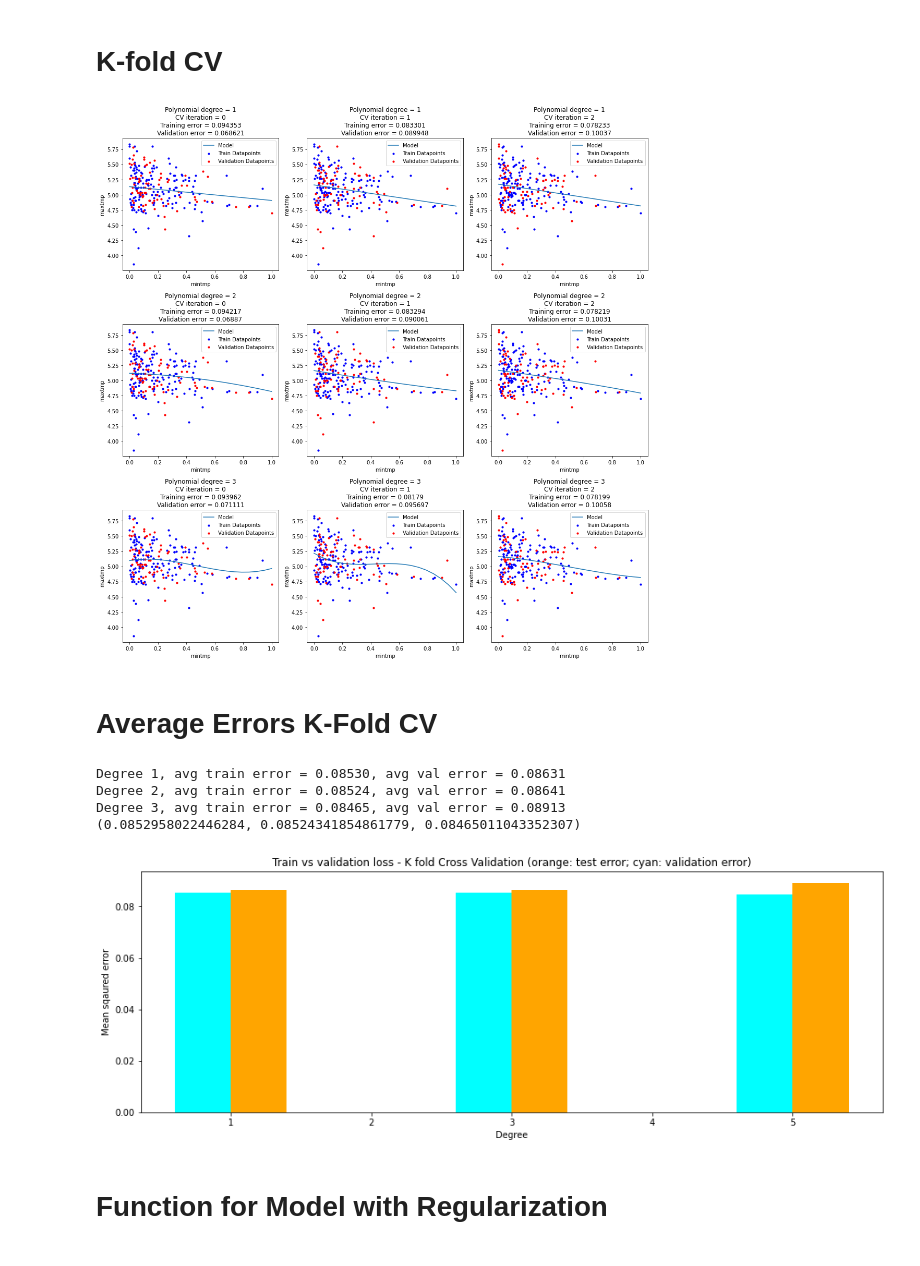
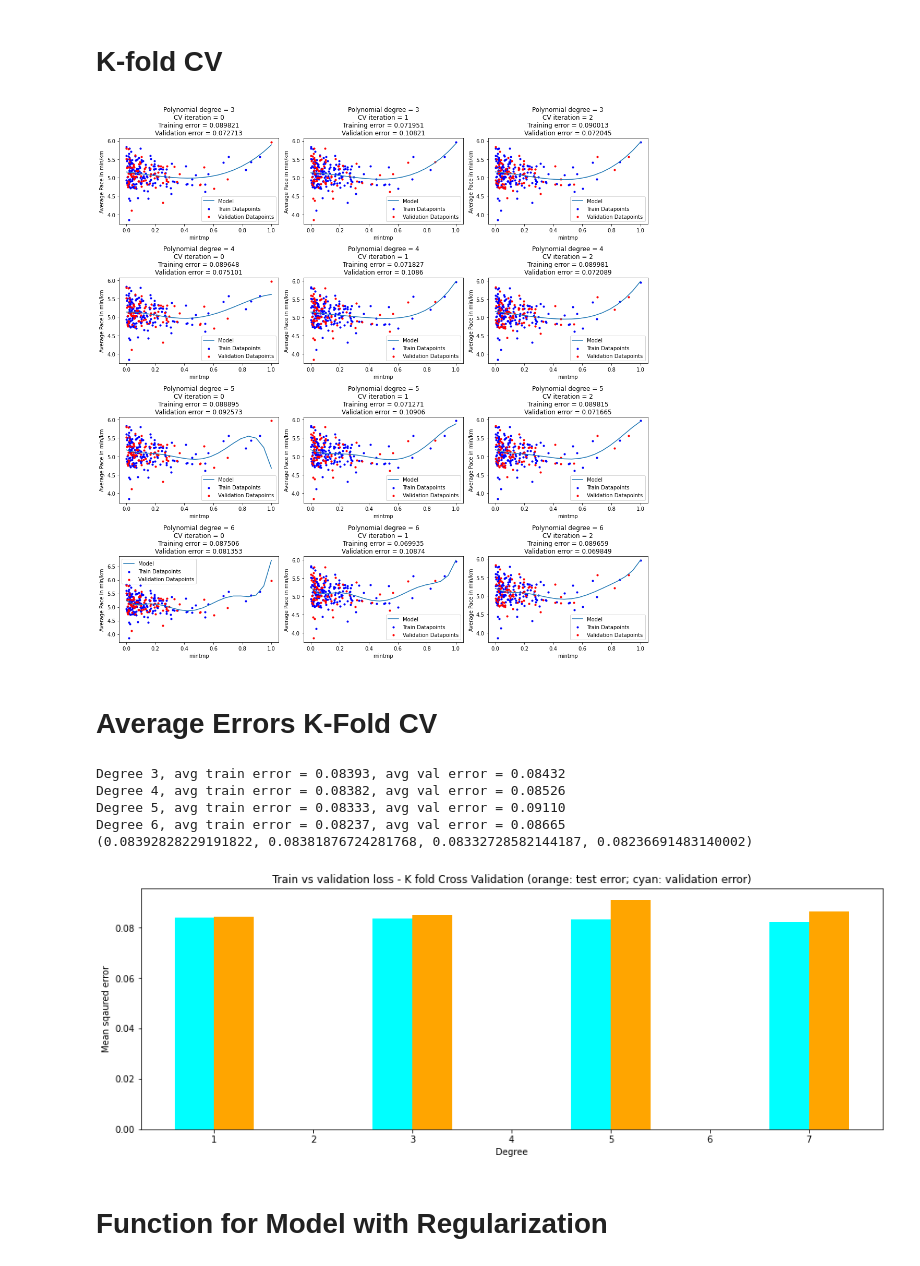
Before and after one commit to JuliusZ12/CS3240MachineLearning_project, a Jupyter notebook: main.ipynb, the cells around one changed output. Saved outputs shown, nothing was run; the diff lists cells and outputs as text; code cells hidden in the pictures.

```diff
--- a/main.ipynb
+++ b/main.ipynb
@@ -58,7 +58,7 @@ for filename in file_names:
     # Data cleaning
     new_activity.drop(new_activity.loc[new_activity['Avg Pace'] >= 6].index, inplace=True)
     new_activity.drop(new_activity.loc[new_activity['Cumulative Avg Pace'] >= 6.5].index, inplace=True)
-    new_activity.drop(new_activity.loc[new_activity['Cumulative Ascent'] >= 80].index, inplace=True)
+    new_activity.drop(new_activity.loc[new_activity['Cumulative Ascent'] >= 200].index, inplace=True)
     new_activity.drop(new_activity.loc[new_activity['Previous Avg Pace'] == 0.1].index, inplace=True)
     RAWDATA =  pd.concat([RAWDATA, new_activity],ignore_index=True); # appending read csv to RAWDATA data frame
 
@@ -139,7 +154,7 @@ plt.show()
 # Splitting Dataset into test, train and validate set
 # %%
 X_train, X_rem, y_train, y_rem = train_test_split(X, y, test_size=0.2, random_state=42)
-X_val, X_test, y_val, y_test = train_test_split(X_rem, y_rem, test_size=0.2, random_state=42)
+X_val, X_test, y_val, y_test = train_test_split(X_rem, y_rem, test_size=0.44, random_state=42)
 # %% [markdown]
 # Polynomial Model without regression
 # %%
@@ -217,7 +232,7 @@ plt.show()
 # %% [markdown]
 # K-fold CV
 # %%
-degrees = [1, 2, 3]
+degrees = [3, 4, 5, 6]
 k, shuffle, seed = 3, True, 42
 kfold = KFold(n_splits=k, shuffle=shuffle, random_state=seed)
 
@@ -236,35 +251,35 @@ for i, degree in enumerate(degrees):    # using for-loop to fit polynomial regre
         # Define the training and validation data using the indices returned by kfold and numpy indexing
 
         X_train, y_train, X_val, y_val = X[train_indices], y[train_indices], X[val_indices], y[val_indices]
 
         lin_regr = LinearRegression(fit_intercept=False)
         poly = PolynomialFeatures(degree=degree)    # generating polynomial features
         X_train_poly = poly.fit_transform(X_train)    # fitting the raw features
         lin_regr.fit(X_train_poly, y_train)    # apply linear regression to these new features and labels
 
         # Errors on train and validation data obtained from kfold:
         y_pred_train = lin_regr.predict(X_train_poly)    # prediction
         tr_error = mean_squared_error(y_train, y_pred_train)    # training error
         X_val_poly = poly.transform(X_val) # Raw features for the validation data
         y_pred_val = lin_regr.predict(X_val_poly) # Predicting labels for the validation data using the linear model
         val_error = mean_squared_error(y_val, y_pred_val) # Calculating the validation error
 
         tr_errors[degree].append(tr_error)
         val_errors[degree].append(val_error)
         X_fit = np.linspace(0, 1, 20)    # generating samples
         plt.tight_layout()
         plt.plot(X_fit, lin_regr.predict(poly.transform(X_fit.reshape(-1, 1))), label="Model")    # ploting the polynomial regression model
         plt.scatter(X_train, y_train, color="b", s=10, label="Train Datapoints")
         plt.scatter(X_val, y_val, color="r", s=10, label="Validation Datapoints")
         plt.xlabel('mintmp')
-        plt.ylabel('maxtmp')
+        plt.ylabel('Average Pace in min/km')
         plt.legend(loc="best")
         plt.title(f'Polynomial degree = {degree}\nCV iteration = {j}\nTraining error = {tr_error:.5}\nValidation error = {val_error:.5}')    # set the title
 
 
 plt.show()
 # %% [output]
-[figure, old version]
+[figure, new version]
 # %% [markdown]
 # Average Errors K-Fold CV
 # %%
@@ -299,11 +314,12 @@ plt.ylabel('Mean sqaured error')
 plt.title('Train vs validation loss - K fold Cross Validation (orange: test error; cyan: validation error)')
 plt.show()
 # %% [output]
-Degree 1, avg train error = 0.08530, avg val error = 0.08631
-Degree 2, avg train error = 0.08524, avg val error = 0.08641
-Degree 3, avg train error = 0.08465, avg val error = 0.08913
-(0.0852958022446284, 0.08524341854861779, 0.08465011043352307)
+Degree 3, avg train error = 0.08393, avg val error = 0.08432
+Degree 4, avg train error = 0.08382, avg val error = 0.08526
+Degree 5, avg train error = 0.08333, avg val error = 0.09110
+Degree 6, avg train error = 0.08237, avg val error = 0.08665
+(0.08392828229191822, 0.08381876724281768, 0.08332728582144187, 0.08236691483140002)
-[figure, old version]
+[figure, new version]
 # %% [markdown]
 # Function for Model with Regularization
 # %%
```
Also changed, not shown: parts of 6 cells of this notebook, 6 other files.
